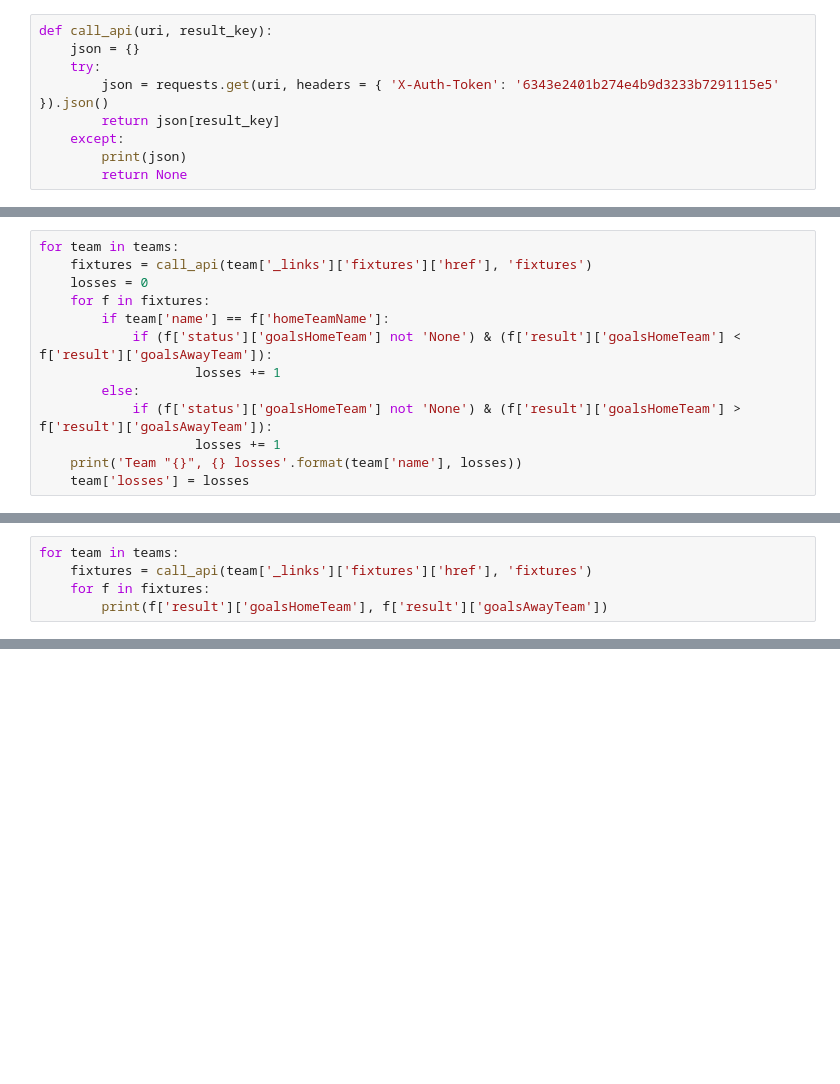
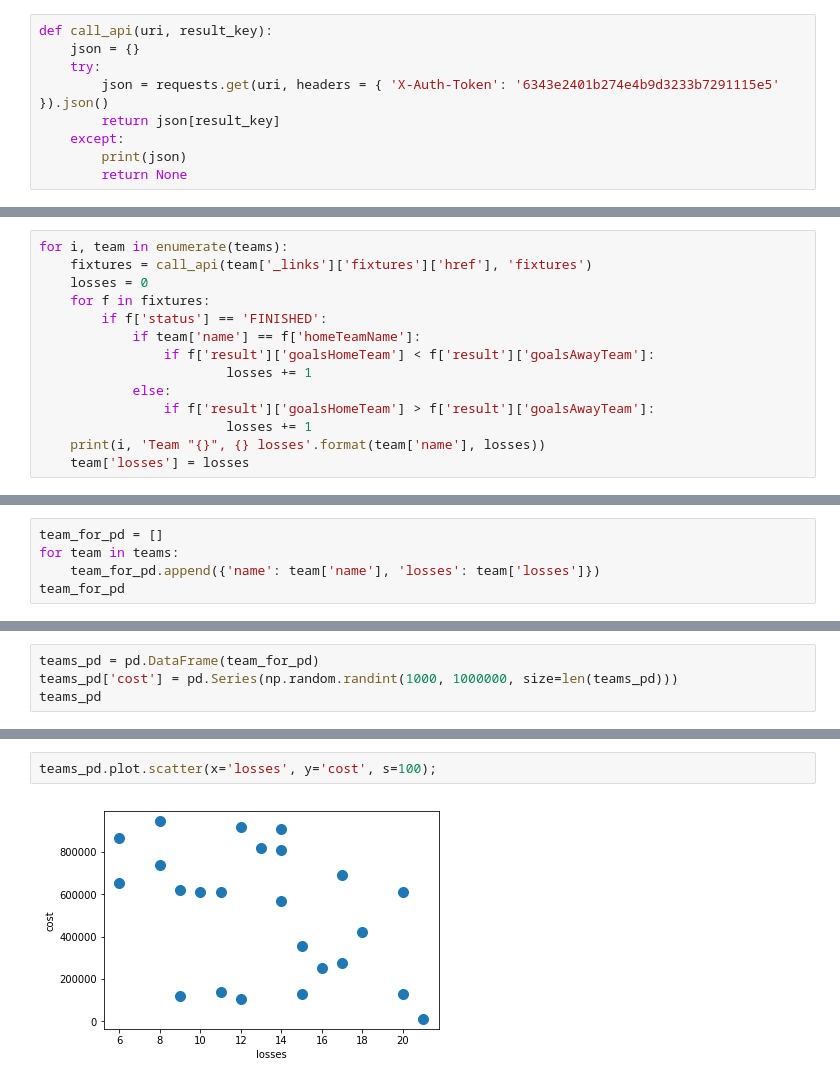
Before and after one commit to ShTurmanAVP/netology-py-11, a Jupyter notebook: teams_kmeans_clusterization.ipynb, the cells around one changed output, grey strips where cells are left out. Cells and saved outputs as stored; diff of their text form; blank space fills up the shorter version.

```diff
--- a/teams_kmeans_clusterization.ipynb
+++ b/teams_kmeans_clusterization.ipynb
@@ -41,14 +45,15 @@ teams
 # %%
-for team in teams:
+for i, team in enumerate(teams):
     fixtures = call_api(team['_links']['fixtures']['href'], 'fixtures')
     losses = 0
     for f in fixtures:
-        if team['name'] == f['homeTeamName']:
-            if (f['status']['goalsHomeTeam'] not 'None') & (f['result']['goalsHomeTeam'] < f['result']['goalsAwayTeam']):
-                    losses += 1
-        else:
-            if (f['status']['goalsHomeTeam'] not 'None') & (f['result']['goalsHomeTeam'] > f['result']['goalsAwayTeam']):
-                    losses += 1
-    print('Team "{}", {} losses'.format(team['name'], losses))
+        if f['status'] == 'FINISHED':
+            if team['name'] == f['homeTeamName']:
+                if f['result']['goalsHomeTeam'] < f['result']['goalsAwayTeam']:
+                        losses += 1
+            else:
+                if f['result']['goalsHomeTeam'] > f['result']['goalsAwayTeam']:
+                        losses += 1
+    print(i, 'Team "{}", {} losses'.format(team['name'], losses))
     team['losses'] = losses
 # %% [output]
@@ -56,5 +76,0 @@ SyntaxError: invalid syntax (<ipython-input-38-d4d86e4a1cd3>, line 6)
-# %%
-for team in teams:
-    fixtures = call_api(team['_links']['fixtures']['href'], 'fixtures')
-    for f in fixtures:
-        print(f['result']['goalsHomeTeam'], f['result']['goalsAwayTeam'])
@@ -79,0 +77,5 @@ TypeError: 'NoneType' object is not iterable
+# %%
+team_for_pd = []
+for team in teams:
+    team_for_pd.append({'name': team['name'], 'losses': team['losses']})
+team_for_pd
@@ -79,0 +100,4 @@ TypeError: 'NoneType' object is not iterable
+# %%
+teams_pd = pd.DataFrame(team_for_pd)
+teams_pd['cost'] = pd.Series(np.random.randint(1000, 1000000, size=len(teams_pd)))
+teams_pd
@@ -79,0 +122,4 @@ TypeError: 'NoneType' object is not iterable
+# %%
+teams_pd.plot.scatter(x='losses', y='cost', s=100);
+# %% [output]
+[figure, added]
```
Also changed, not shown: parts of 14 cells of this notebook.
